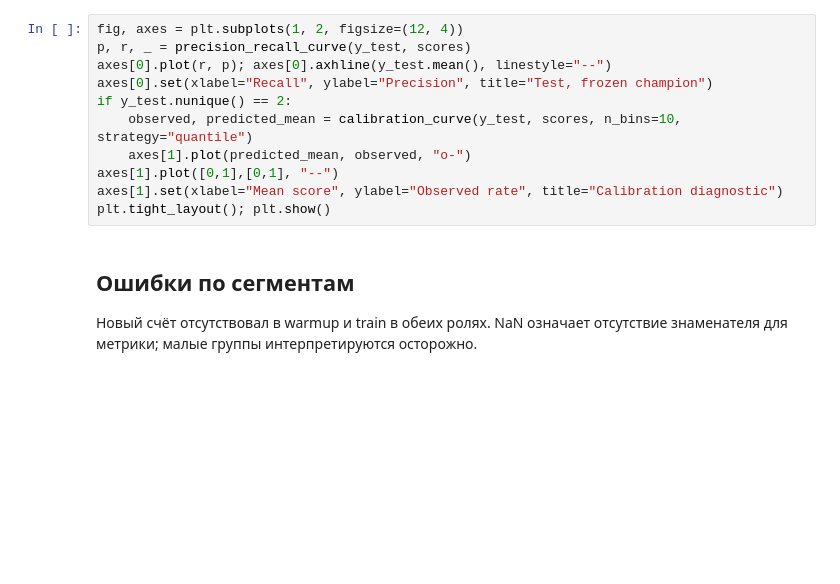
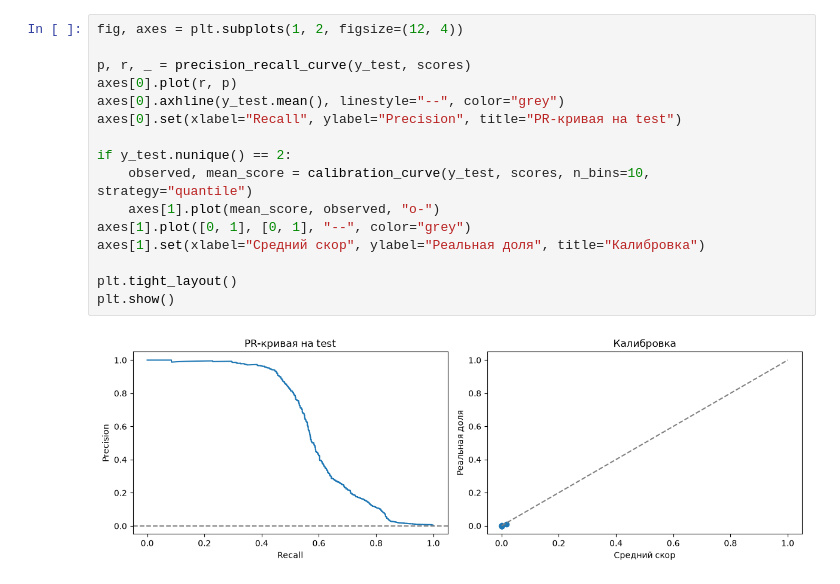
Before and after one commit to WSL-AI/AML, a Jupyter notebook: notebooks/04_evaluation.ipynb, the cells around one changed output. Drawn from its saved outputs; the diff is of its cells as text; blank space fills up the shorter version.

```diff
--- a/notebooks/04_evaluation.ipynb
+++ b/notebooks/04_evaluation.ipynb
@@ -65,15 +94,18 @@ PR-кривая описывает ранжирование; calibration curve
 # %%
 fig, axes = plt.subplots(1, 2, figsize=(12, 4))
+
 p, r, _ = precision_recall_curve(y_test, scores)
-axes[0].plot(r, p); axes[0].axhline(y_test.mean(), linestyle="--")
-axes[0].set(xlabel="Recall", ylabel="Precision", title="Test, frozen champion")
+axes[0].plot(r, p)
+axes[0].axhline(y_test.mean(), linestyle="--", color="grey")
+axes[0].set(xlabel="Recall", ylabel="Precision", title="PR-кривая на test")
+
 if y_test.nunique() == 2:
-    observed, predicted_mean = calibration_curve(y_test, scores, n_bins=10, strategy="quantile")
-    axes[1].plot(predicted_mean, observed, "o-")
-axes[1].plot([0,1],[0,1], "--")
-axes[1].set(xlabel="Mean score", ylabel="Observed rate", title="Calibration diagnostic")
-plt.tight_layout(); plt.show()
+    observed, mean_score = calibration_curve(y_test, scores, n_bins=10, strategy="quantile")
+    axes[1].plot(mean_score, observed, "o-")
+axes[1].plot([0, 1], [0, 1], "--", color="grey")
+axes[1].set(xlabel="Средний скор", ylabel="Реальная доля", title="Калибровка")
+
+plt.tight_layout()
+plt.show()
+# %% [output]
+[figure, added]
-# %% [markdown]
-## Ошибки по сегментам
-
-Новый счёт отсутствовал в warmup и train в обеих ролях. NaN означает отсутствие знаменателя для метрики; малые группы интерпретируются осторожно.
```
Also changed, not shown: parts of 12 cells of this notebook, 6 other files.
